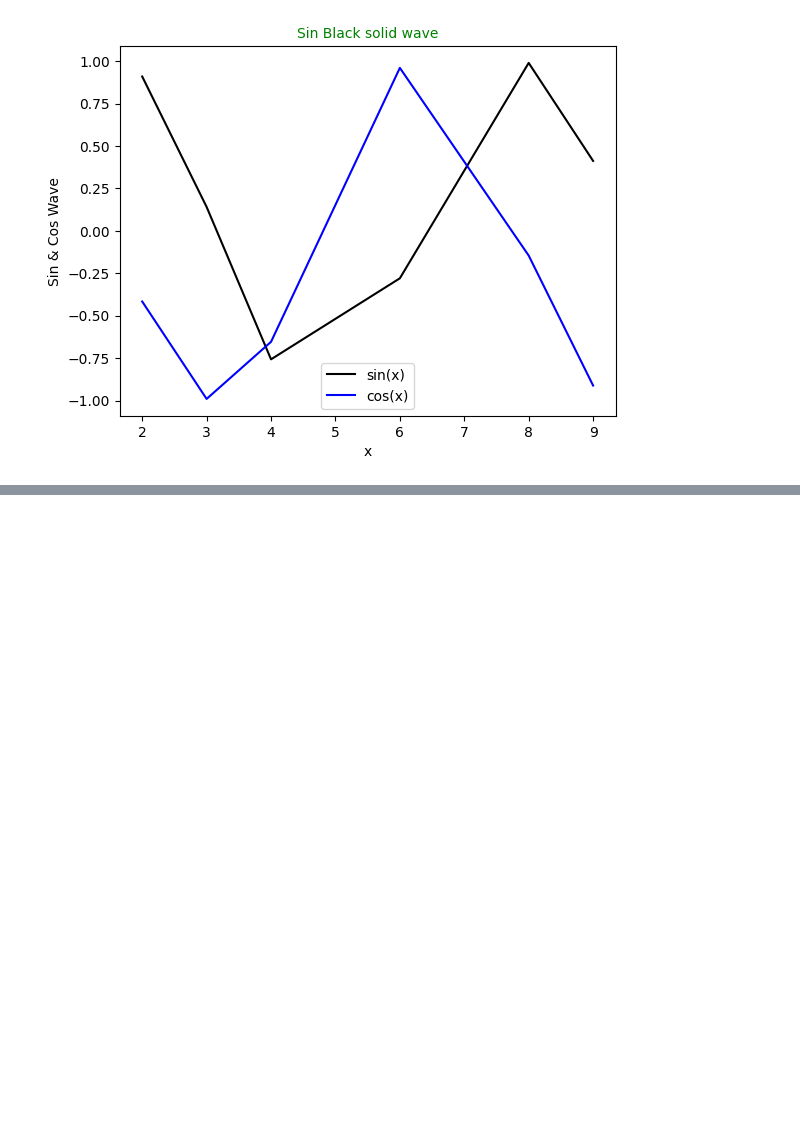
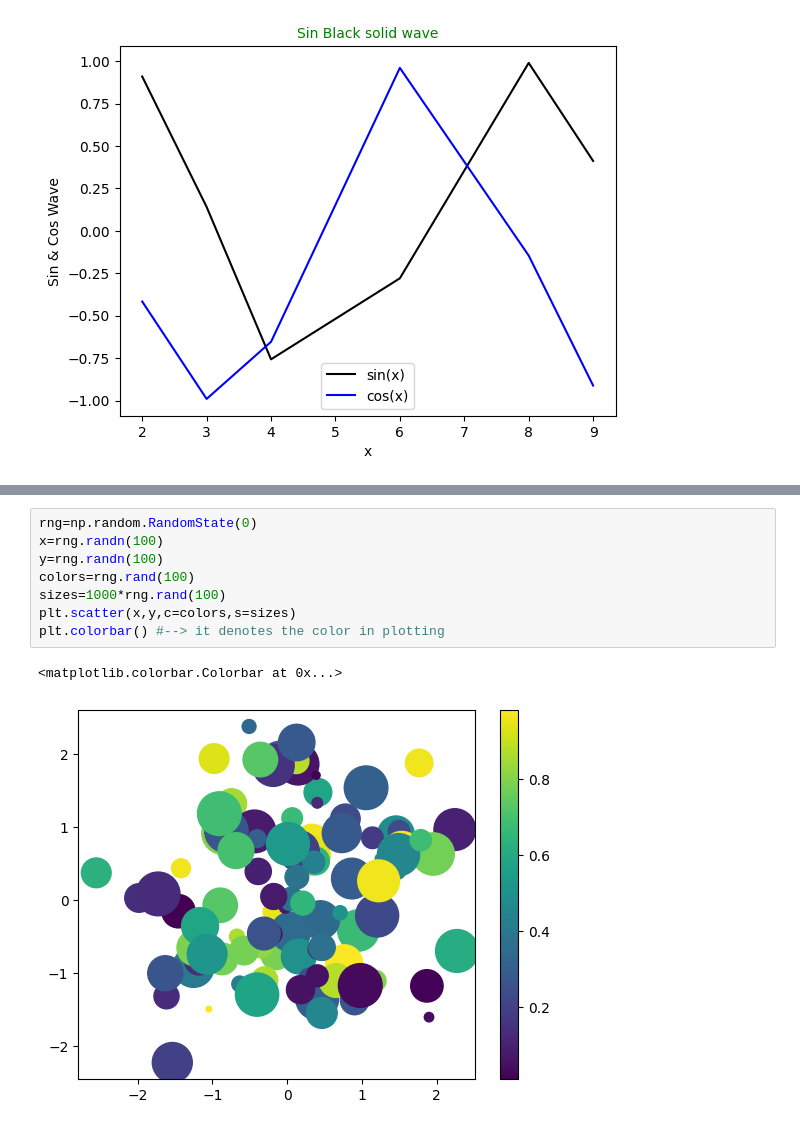
Before and after one commit to VedaVinothiniShastra/DS_PT_2, a Jupyter notebook: Day 11.ipynb, the cells around one changed output, grey strips where cells are left out. Saved outputs shown, nothing was run; the diff lists cells and outputs as text; blank space fills up the shorter version.

```diff
--- a/Day 11.ipynb
+++ b/Day 11.ipynb
@@ -80,0 +114,11 @@ plt.legend()
+# %%
+rng=np.random.RandomState(0)
+x=rng.randn(100)
+y=rng.randn(100)
+colors=rng.rand(100)
+sizes=1000*rng.rand(100)
+plt.scatter(x,y,c=colors,s=sizes)
+plt.colorbar() #--> it denotes the color in plotting
+# %% [output]
+<matplotlib.colorbar.Colorbar at 0x...>
+[figure, added]
```
Also changed, not shown: parts of 6 cells of this notebook.
